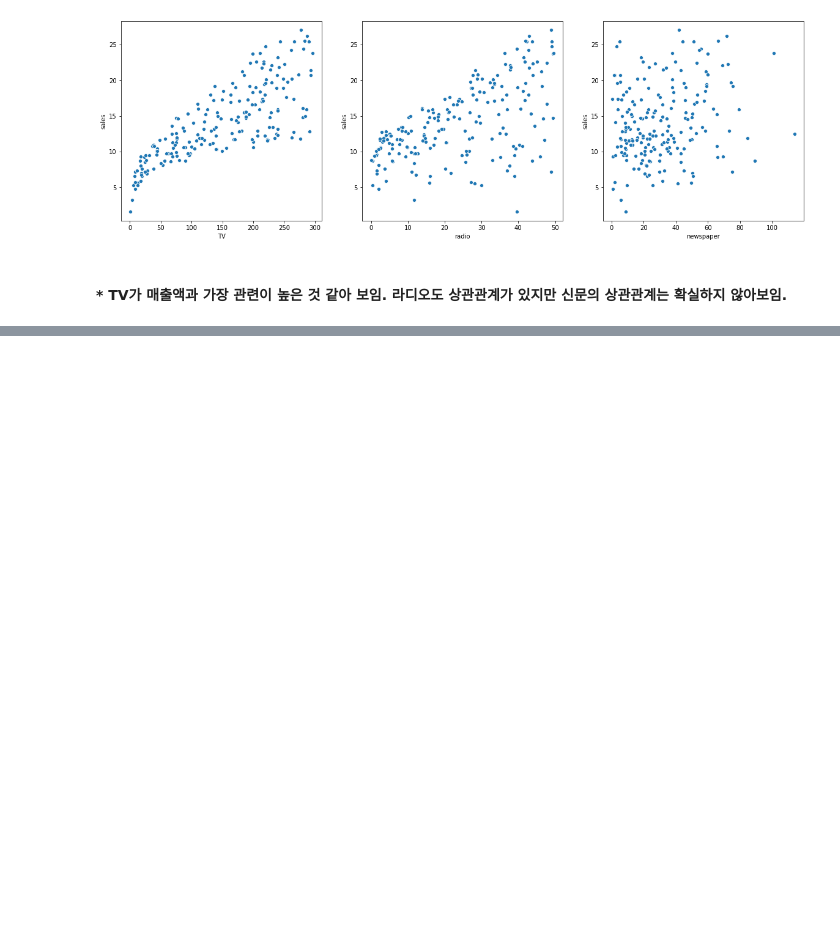
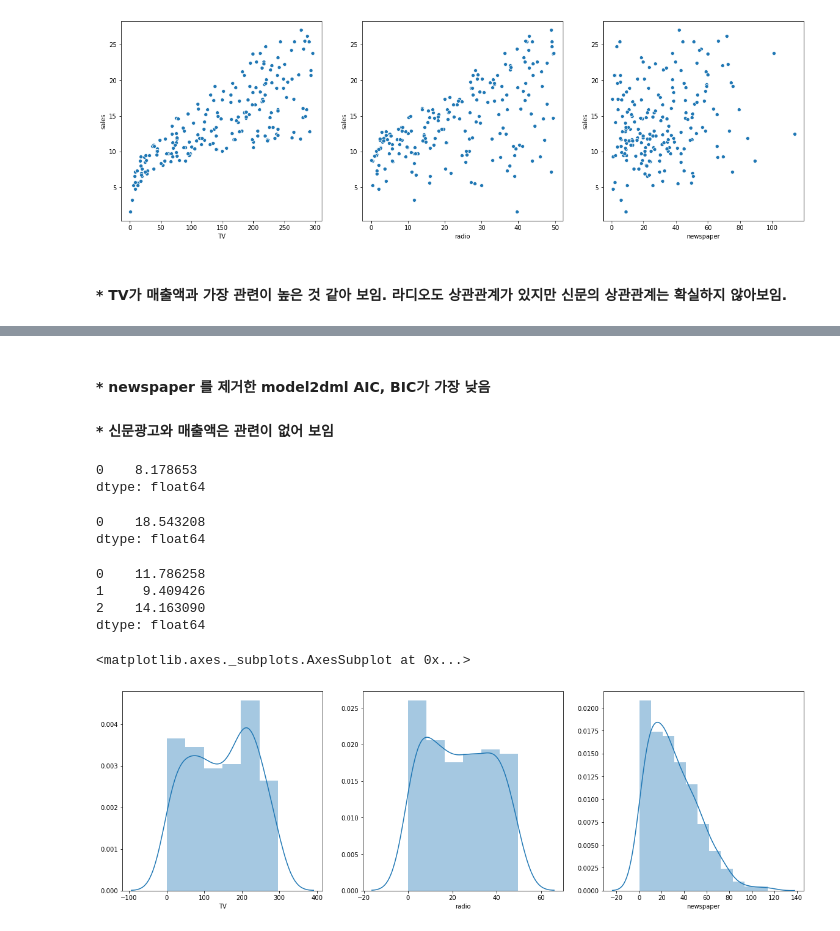
Before and after one commit to darenkim/dss_exercising, a Jupyter notebook: AD_marketing_1.ipynb, the cells around one changed output, grey strips where cells are left out. Saved outputs shown, nothing was run; the diff lists cells and outputs as text; code cells hidden in the pictures; blank space fills up the shorter version.

```diff
--- a/AD_marketing_1.ipynb
+++ b/AD_marketing_1.ipynb
@@ -83,0 +143,32 @@ sns.scatterplot(data = df, x= "newspaper", y="sales", ax=ax3)
+# %% [markdown]
+####  * newspaper 를 제거한 model2dml AIC, BIC가 가장 낮음
+####  * 신문광고와 매출액은 관련이 없어 보임
+# %%
+model1.predict({"TV" : 300, "radio" : 10, "newspaper" : 10000})
+# %% [output]
+0    8.178653
+dtype: float64
+# %%
+model1.predict({"TV" : 300, "radio" : 10, "newspaper" : 10})
+# %% [output]
+0    18.543208
+dtype: float64
+# %%
+model3.predict({"TV" : [ 100, 50, 150]})
+# %% [output]
+0    11.786258
+1     9.409426
+2    14.163090
+dtype: float64
+# %%
+figure, ((ax1, ax2,ax3)) = plt.subplots(nrows =1, ncols= 3)
+figure.set_size_inches(20,6)
+
+sns.distplot(df["TV"], ax= ax1)
+
+sns.distplot(df["radio"], ax= ax2)
+
+sns.distplot(df["newspaper"], ax= ax3)
+# %% [output]
+<matplotlib.axes._subplots.AxesSubplot at 0x...>
+[figure, added]
```
Also changed, not shown: parts of 9 cells of this notebook.
